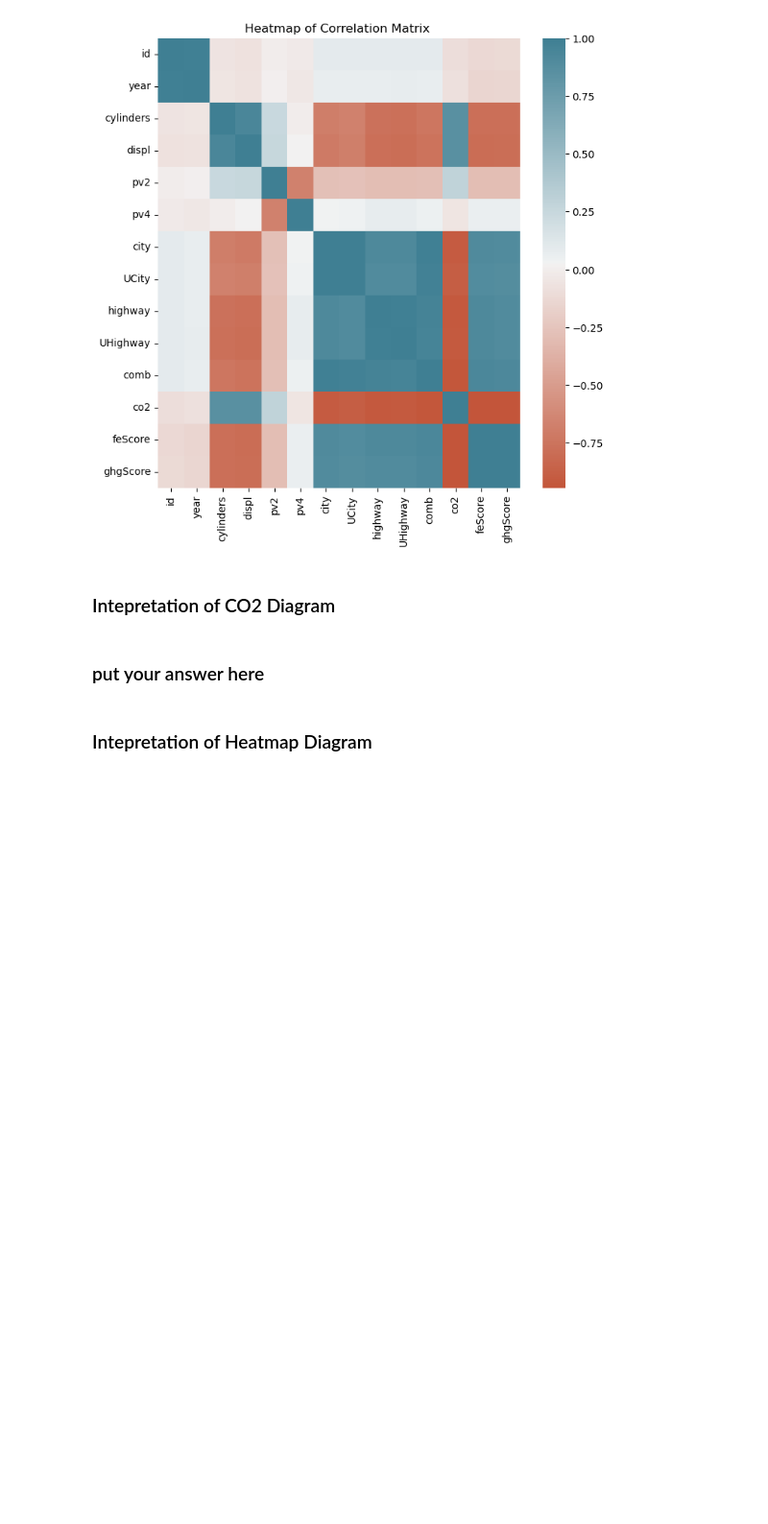
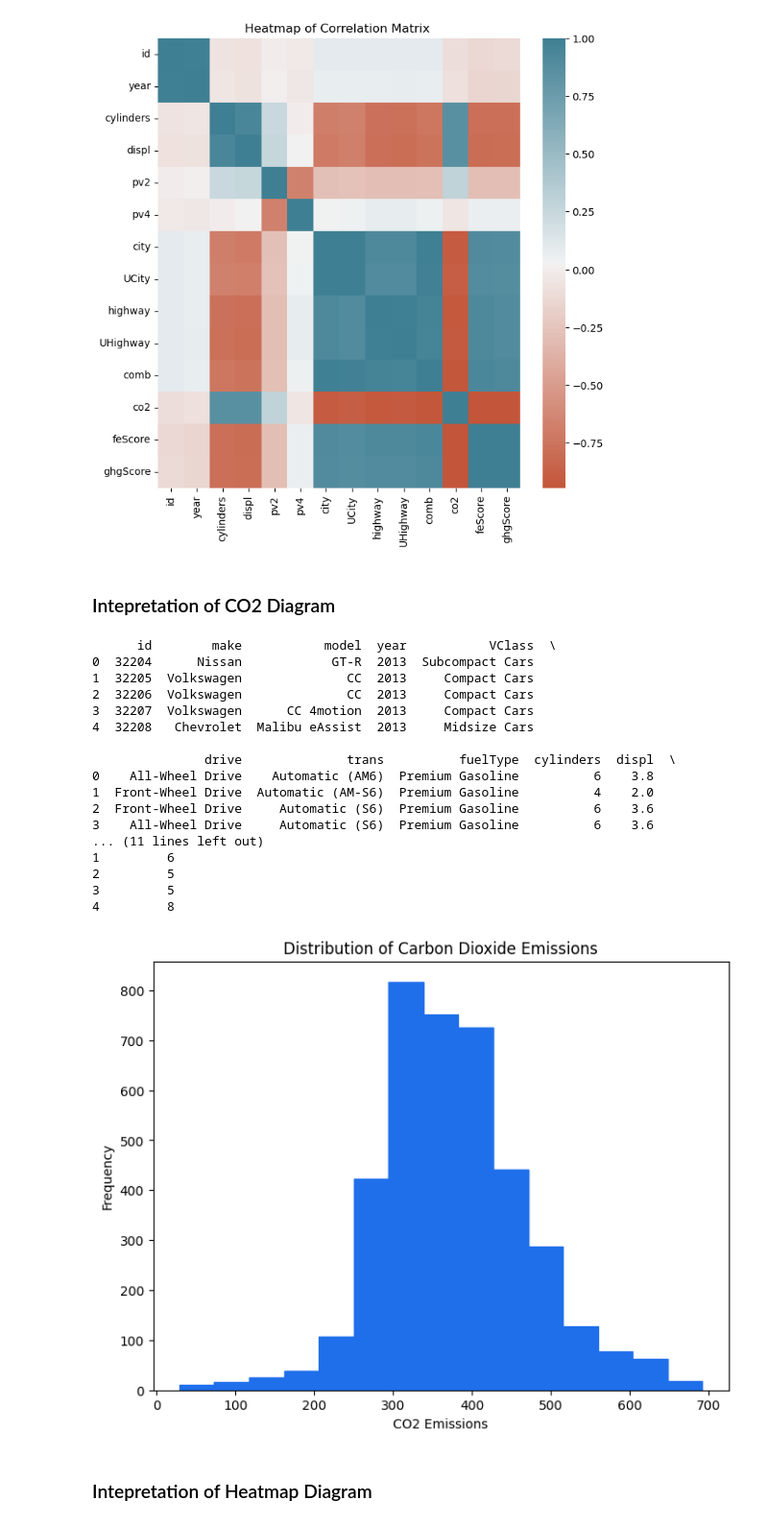
Before and after one commit to AkotoChristine/Project_Plotting_Peer_Group8, a Jupyter notebook: Plotting Assignment.ipynb, the cells around one changed output. Shown at 96% size. Cells and saved outputs as stored; diff of their text form; code cells hidden in the pictures; blank space fills up the shorter version.

Commit message:
distribution of carbon dioxide

```diff
--- a/Plotting Assignment.ipynb
+++ b/Plotting Assignment.ipynb
@@ -130,8 +130,47 @@ plt.show()
 [figure]
 # %% [markdown]
 ### Intepretation of CO2 Diagram
-# %% [markdown]
-### put your answer here
+# %%
+import pandas as pd
+import matplotlib.pyplot as plt
+import seaborn as sns
+import numpy as np
+
+
+file_path = 'fuel_econ.csv'
+
+df = pd.read_csv(file_path)
+
+
+print(df.head())
+
+
+plt.figure(figsize=(8, 6))
+plt.hist(df['co2'], bins=15, color='#1f6feb', edgecolor='#1f6feb')
+plt.title('Distribution of Carbon Dioxide Emissions')
+plt.xlabel('CO2 Emissions')
+plt.ylabel('Frequency')
+plt.grid(False)
+plt.show()
+# %% [output]
+      id        make           model  year           VClass  \
+0  32204      Nissan            GT-R  2013  Subcompact Cars
+1  32205  Volkswagen              CC  2013     Compact Cars
+2  32206  Volkswagen              CC  2013     Compact Cars
+3  32207  Volkswagen      CC 4motion  2013     Compact Cars
+4  32208   Chevrolet  Malibu eAssist  2013     Midsize Cars
+
+               drive              trans          fuelType  cylinders  displ  \
+0    All-Wheel Drive    Automatic (AM6)  Premium Gasoline          6    3.8
+1  Front-Wheel Drive  Automatic (AM-S6)  Premium Gasoline          4    2.0
+2  Front-Wheel Drive     Automatic (S6)  Premium Gasoline          6    3.6
+3    All-Wheel Drive     Automatic (S6)  Premium Gasoline          6    3.6
+... (11 lines left out)
+1         6
+2         5
+3         5
+4         8
+[figure, added]
 # %% [markdown]
 ###  Intepretation of Heatmap Diagram
 # %% [markdown]
```
